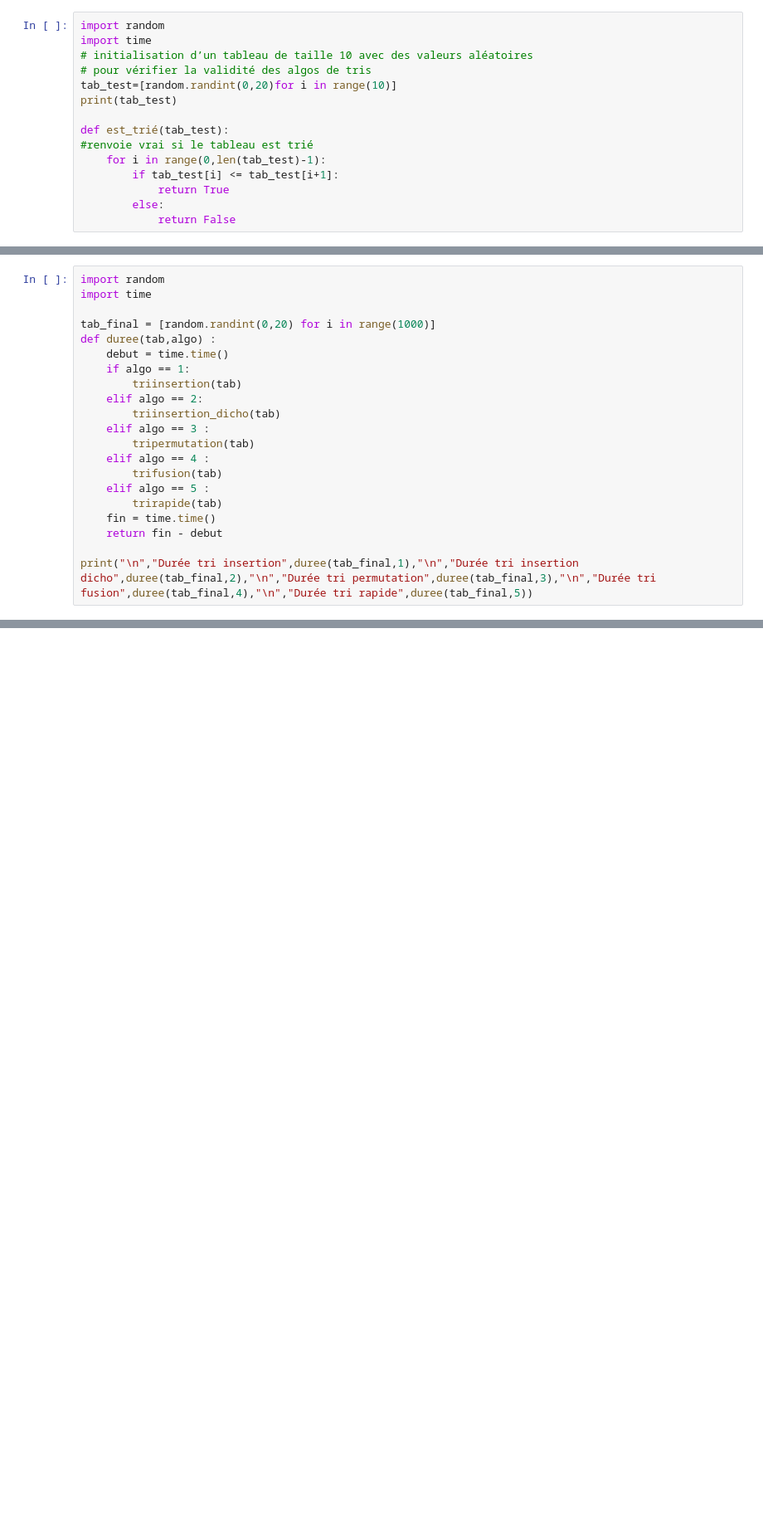
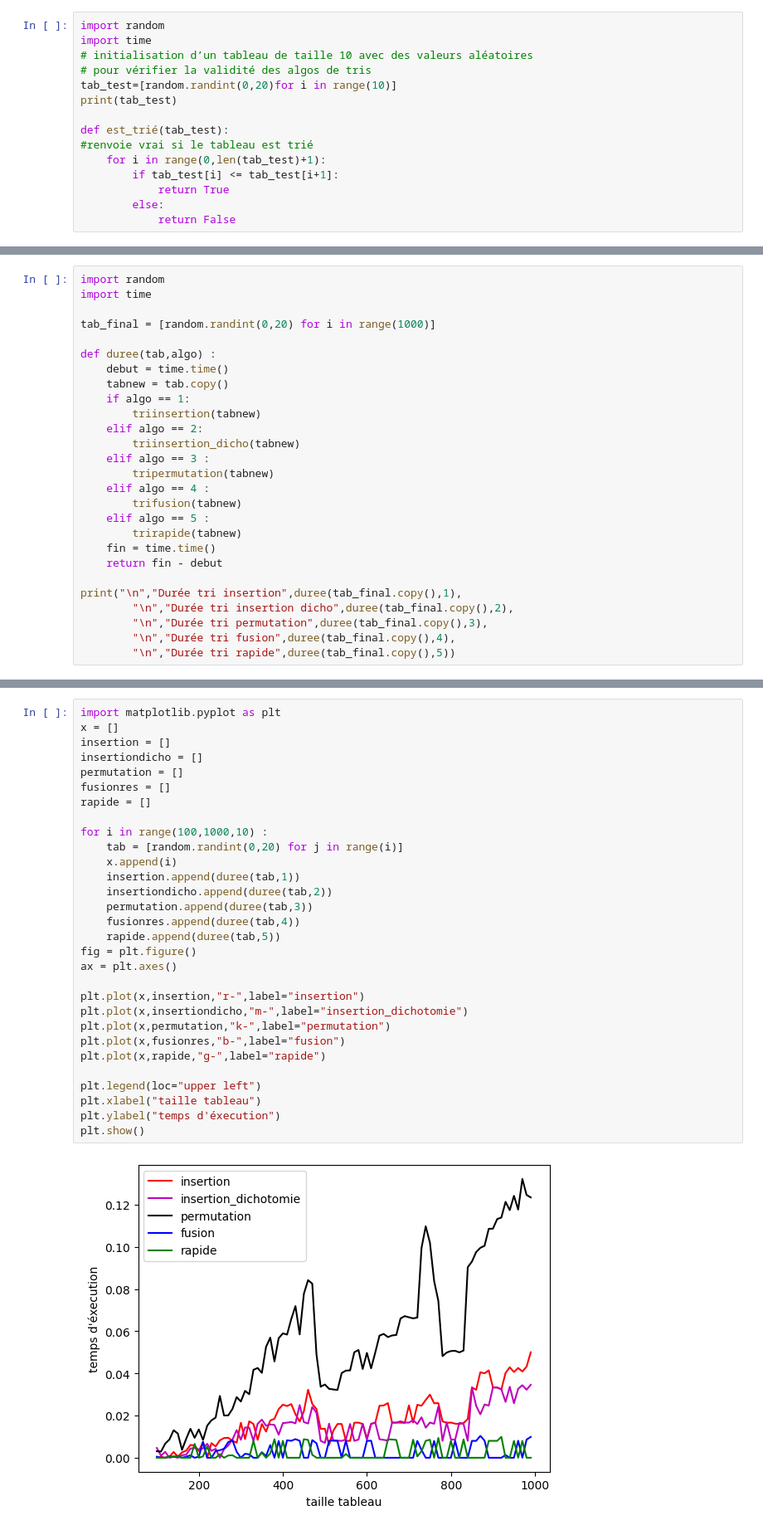
Before and after one commit to uvsq22104322/Cours, a Jupyter notebook: IN305 Algo/TD/Tris.ipynb, the cells around one changed output, grey strips where cells are left out. Shown at 83% size. Saved outputs shown, nothing was run; the diff lists cells and outputs as text; blank space fills up the shorter version.

```diff
--- a/IN305 Algo/TD/Tris.ipynb
+++ b/IN305 Algo/TD/Tris.ipynb
@@ -8,7 +8,7 @@ print(tab_test)
 
 def est_trié(tab_test):
 #renvoie vrai si le tableau est trié
-    for i in range(0,len(tab_test)-1):
+    for i in range(0,len(tab_test)+1):
         if tab_test[i] <= tab_test[i+1]:
             return True
         else:
@@ -144,19 +162,25 @@ import random
 import time
 
 tab_final = [random.randint(0,20) for i in range(1000)]
+
 def duree(tab,algo) :
     debut = time.time()
+    tabnew = tab.copy()
     if algo == 1:
-        triinsertion(tab)
+        triinsertion(tabnew)
     elif algo == 2:
-        triinsertion_dicho(tab)
+        triinsertion_dicho(tabnew)
     elif algo == 3 :
-        tripermutation(tab)
+        tripermutation(tabnew)
     elif algo == 4 :
-        trifusion(tab)
+        trifusion(tabnew)
     elif algo == 5 :
-        trirapide(tab)
+        trirapide(tabnew)
     fin = time.time()
     return fin - debut
 
-print("\n","Durée tri insertion",duree(tab_final,1),"\n","Durée tri insertion dicho",duree(tab_final,2),"\n","Durée tri permutation",duree(tab_final,3),"\n","Durée tri fusion",duree(tab_final,4),"\n","Durée tri rapide",duree(tab_final,5))
+print("\n","Durée tri insertion",duree(tab_final.copy(),1),
+        "\n","Durée tri insertion dicho",duree(tab_final.copy(),2),
+        "\n","Durée tri permutation",duree(tab_final.copy(),3),
+        "\n","Durée tri fusion",duree(tab_final.copy(),4),
+        "\n","Durée tri rapide",duree(tab_final.copy(),5))
@@ -162,0 +193,32 @@ print("\n","Durée tri insertion",duree(tab_final,1),"\n","Durée tri insertion
+# %%
+import matplotlib.pyplot as plt
+x = []
+insertion = []
+insertiondicho = []
+permutation = []
+fusionres = []
+rapide = []
+
+for i in range(100,1000,10) :
+    tab = [random.randint(0,20) for j in range(i)]
+    x.append(i)
+    insertion.append(duree(tab,1))
+    insertiondicho.append(duree(tab,2))
+    permutation.append(duree(tab,3))
+    fusionres.append(duree(tab,4))
+    rapide.append(duree(tab,5))
+fig = plt.figure()
+ax = plt.axes()
+
+plt.plot(x,insertion,"r-",label="insertion")
+plt.plot(x,insertiondicho,"m-",label="insertion_dichotomie")
+plt.plot(x,permutation,"k-",label="permutation")
+plt.plot(x,fusionres,"b-",label="fusion")
+plt.plot(x,rapide,"g-",label="rapide")
+
+plt.legend(loc="upper left")
+plt.xlabel("taille tableau")
+plt.ylabel("temps d'éxecution")
+plt.show()
+# %% [output]
+[figure, added]
```
Also changed, not shown: parts of 7 cells of this notebook, 1 other file.
